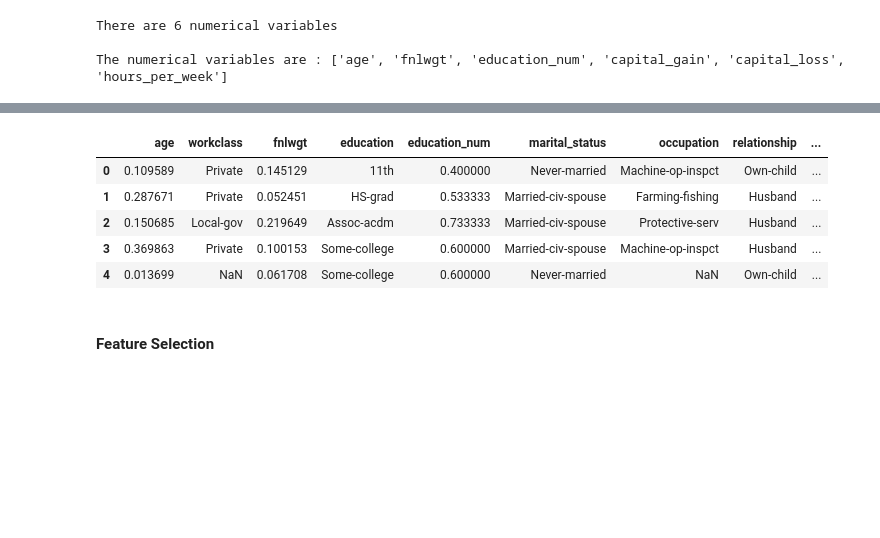
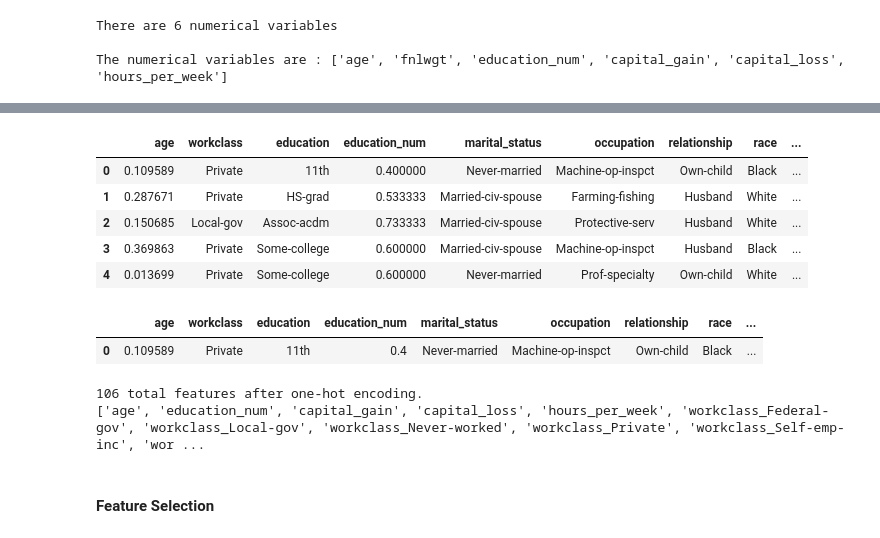
Before and after one commit to eva-f00/bayes_xml, a Jupyter notebook: Naive Bayes Classifier.ipynb, the cells around one changed output, grey strips where cells are left out. Drawn from its saved outputs; the diff is of its cells as text; code cells hidden in the pictures; blank space fills up the shorter version.

```diff
--- a/Naive Bayes Classifier.ipynb
+++ b/Naive Bayes Classifier.ipynb
@@ -43,8 +58,8 @@ ds.shape
 #rename column names
 col_names = ['age', 'workclass', 'fnlwgt', 'education', 'education_num', 'marital_status', 'occupation', 'relationship',
              'race', 'sex', 'capital_gain', 'capital_loss', 'hours_per_week', 'native_country', 'income']
-ds.columns = col_names
-ds.columns
+data.columns = col_names
+data.columns
 # %% [output]
 Index(['age', 'workclass', 'fnlwgt', 'education', 'education_num',
        'marital_status', 'occupation', 'relationship', 'race', 'sex',
@@ -115,10 +130,22 @@ native_country
 1.75%
 # %%
 # replace '?' values in workclass variable with `NaN`
-ds['workclass'].replace('?', np.NaN, inplace=True)
+data['workclass'].replace('?', np.NaN, inplace=True)
 
 # replace '?' values in occupation variable with `NaN`
-ds['occupation'].replace('?', np.NaN, inplace=True)
+data['occupation'].replace('?', np.NaN, inplace=True)
 
 # replace '?' values in native_country variable with `NaN`
-ds['native_country'].replace('?', np.NaN, inplace=True)
+data['native_country'].replace('?', np.NaN, inplace=True)
+
+# Fill missing values in 'workclass' column with mode
+mode_workclass = data['workclass'].mode()[0]
+data['workclass'].fillna(mode_workclass, inplace=True)
+
+# Fill missing values in 'occupation' column with mode
+mode_occupation = data['occupation'].mode()[0]
+data['occupation'].fillna(mode_occupation, inplace=True)
+
+# Fill missing values in 'native.country' column with mode
+mode_native_country = data['native_country'].mode()[0]
+data['native_country'].fillna(mode_native_country, inplace=True)
@@ -224,3 +248,10 @@ print('The numerical variables are :', numerical)
 There are 6 numerical variables
 
 The numerical variables are : ['age', 'fnlwgt', 'education_num', 'capital_gain', 'capital_loss', 'hours_per_week']
+# %%
+# Convert columns with numerical data to numeric data type
+numerical_cols = ['age', 'fnlwgt', 'education_num', 'capital_gain', 'capital_loss', 'hours_per_week']
+data[numerical_cols] = data[numerical_cols].apply(pd.to_numeric)
+# %%
+# Drop unnecessary columns
+data.drop(['fnlwgt'], axis=1, inplace=True)
@@ -227,16 +366,44 @@ The numerical variables are : ['age', 'fnlwgt', 'education_num', 'capital_gain',
 # %%
 from sklearn.preprocessing import MinMaxScaler
+# Initialize a scaler, then apply it to the features
 scaler = MinMaxScaler()
-features_log_minmax_transform = pd.DataFrame(ds)
+numerical = ['age', 'education_num', 'capital_gain', 'capital_loss', 'hours_per_week']
+
+features_log_minmax_transform = pd.DataFrame(data)
 features_log_minmax_transform[numerical] = scaler.fit_transform(features_log_minmax_transform[numerical])
+# Show an example of a record with scaling applied
 display(features_log_minmax_transform.head(n=5))
 # %% [output]
-|  | age | workclass | fnlwgt | education | education_num | marital_status | occupation | relationship | ... |
-| 0 | 0.109589 | Private | 0.145129 | 11th | 0.400000 | Never-married | Machine-op-inspct | Own-child | ... |
-| 1 | 0.287671 | Private | 0.052451 | HS-grad | 0.533333 | Married-civ-spouse | Farming-fishing | Husband | ... |
-| 2 | 0.150685 | Local-gov | 0.219649 | Assoc-acdm | 0.733333 | Married-civ-spouse | Protective-serv | Husband | ... |
-| 3 | 0.369863 | Private | 0.100153 | Some-college | 0.600000 | Married-civ-spouse | Machine-op-inspct | Husband | ... |
-| 4 | 0.013699 | NaN | 0.061708 | Some-college | 0.600000 | Never-married | NaN | Own-child | ... |
+|  | age | workclass | education | education_num | marital_status | occupation | relationship | race | ... |
+| 0 | 0.109589 | Private | 11th | 0.400000 | Never-married | Machine-op-inspct | Own-child | Black | ... |
+| 1 | 0.287671 | Private | HS-grad | 0.533333 | Married-civ-spouse | Farming-fishing | Husband | White | ... |
+| 2 | 0.150685 | Local-gov | Assoc-acdm | 0.733333 | Married-civ-spouse | Protective-serv | Husband | White | ... |
+| 3 | 0.369863 | Private | Some-college | 0.600000 | Married-civ-spouse | Machine-op-inspct | Husband | Black | ... |
+| 4 | 0.013699 | Private | Some-college | 0.600000 | Never-married | Prof-specialty | Own-child | White | ... |
+# %%
+#preprocessing categorial features
+
+features_log_minmax_transform.head(1)
+# %% [output]
+|  | age | workclass | education | education_num | marital_status | occupation | relationship | race | ... |
+| 0 | 0.109589 | Private | 11th | 0.4 | Never-married | Machine-op-inspct | Own-child | Black | ... |
+# %%
+# Transform Categorial into Numerical
+# One-hot encode the 'features_log_minmax_transform' data
+features_final = pd.get_dummies(features_log_minmax_transform)
+
+# Encode the 'income_raw' data to numerical values
+income = income_raw.map({'<=50K':0,'>50K':1})
+
+# Print the number of features after one-hot encoding
+encoded = list(features_final.columns)
+print("{} total features after one-hot encoding.".format(len(encoded)))
+
+# See the encoded feature names
+print (encoded)
+# %% [output]
+106 total features after one-hot encoding.
+['age', 'education_num', 'capital_gain', 'capital_loss', 'hours_per_week', 'workclass_Federal-gov', 'workclass_Local-gov', 'workclass_Never-worked', 'workclass_Private', 'workclass_Self-emp-inc', 'wor ...
 # %% [markdown]
 <h4> Feature Selection
 # %% [markdown]
```
Also changed, not shown: parts of 26 cells of this notebook.
